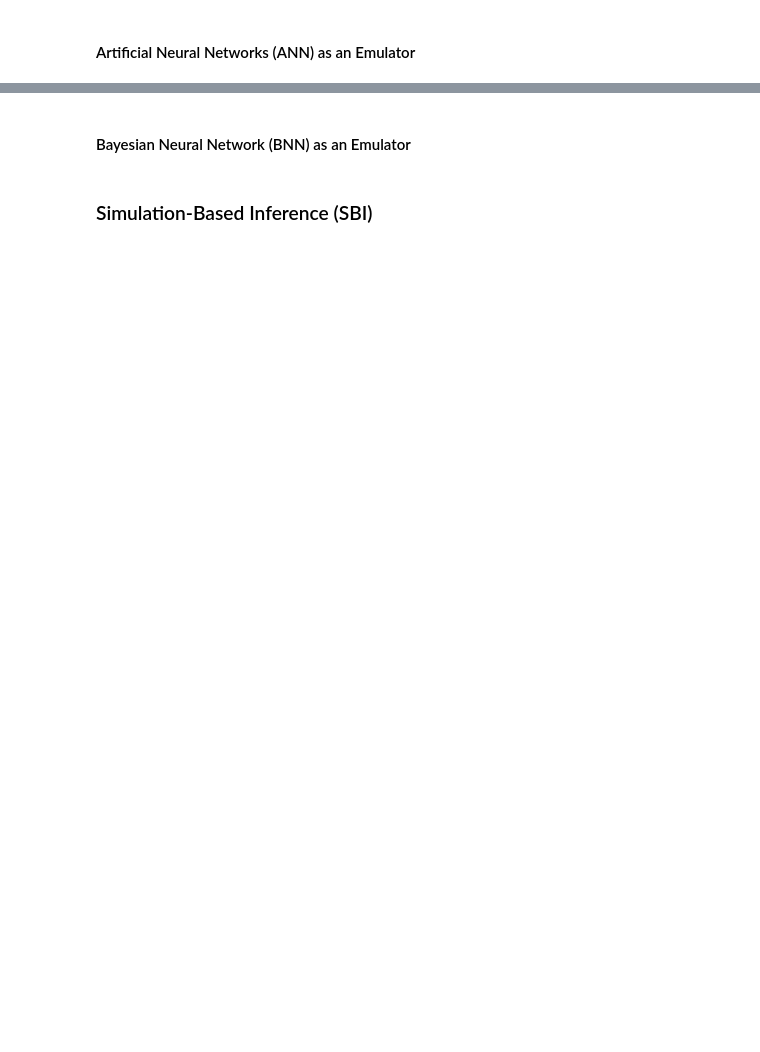
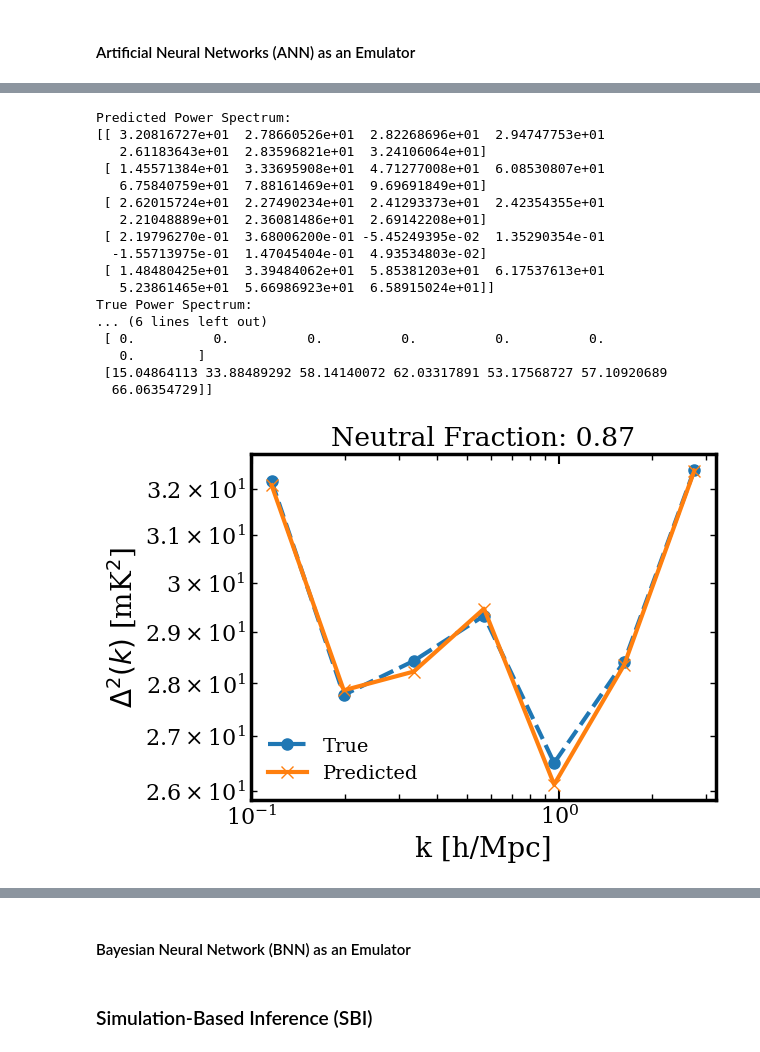
Before and after one commit to Yashraj-010/AI-ML_in_Inference, a Jupyter notebook: tutorial.ipynb, the cells around one changed output, grey strips where cells are left out. Drawn from its saved outputs; the diff is of its cells as text; code cells hidden in the pictures; blank space fills up the shorter version.

```diff
--- a/tutorial.ipynb
+++ b/tutorial.ipynb
@@ -80,0 +122,4 @@ validation_data = torch.tensor(x_val, dtype=torch.float32), torch.tensor(y_val,
+# %%
+model = torch.load('./ANN_model/best_model.pth', weights_only=True)
+model["epoch"]
+model["loss"]
@@ -80,0 +130,4 @@ validation_data = torch.tensor(x_val, dtype=torch.float32), torch.tensor(y_val,
+# %%
+ann_model = ANN().to('cuda')
+ann_model.load_state_dict(model["model_state_dict"],)
+ann_model.eval()
@@ -80,0 +142,46 @@ validation_data = torch.tensor(x_val, dtype=torch.float32), torch.tensor(y_val,
+# %%
+x_test = x_val[:5]
+y_test = y_val[:5]
+
+x_test_tensor = torch.tensor(x_test, dtype=torch.float32).to('cuda')
+with torch.no_grad():
+    y_pred_tensor = ann_model(x_test_tensor)
+
+y_pred = y_pred_tensor.cpu().numpy()
+print("Predicted Power Spectrum:")
+print(y_pred)
+print("True Power Spectrum:")
+print(y_test)
+
+# Plotting the predicted vs true power spectrum for the test set
+
+for i in range(len(x_test)):
+    plt.figure(figsize=(6, 4.5))
+    plt.plot(k_values, y_test[i], label=f'True', linestyle='--', marker='o')
+    plt.plot(k_values, y_pred[i], label=f'Predicted', linestyle='-', marker='x')
+    plt.xscale('log')
+    plt.yscale('log')
+    plt.xlabel('k [h/Mpc]')
+    plt.ylabel(r'$\Delta^2(k)$ [mK$^2$]')
+    plt.legend()
+    plt.title("Neutral Fraction: {:.2f}".format(xHI[i]))
+    plt.show()
+# %% [output]
+Predicted Power Spectrum:
+[[ 3.20816727e+01  2.78660526e+01  2.82268696e+01  2.94747753e+01
+   2.61183643e+01  2.83596821e+01  3.24106064e+01]
+ [ 1.45571384e+01  3.33695908e+01  4.71277008e+01  6.08530807e+01
+   6.75840759e+01  7.88161469e+01  9.69691849e+01]
+ [ 2.62015724e+01  2.27490234e+01  2.41293373e+01  2.42354355e+01
+   2.21048889e+01  2.36081486e+01  2.69142208e+01]
+ [ 2.19796270e-01  3.68006200e-01 -5.45249395e-02  1.35290354e-01
+  -1.55713975e-01  1.47045404e-01  4.93534803e-02]
+ [ 1.48480425e+01  3.39484062e+01  5.85381203e+01  6.17537613e+01
+   5.23861465e+01  5.66986923e+01  6.58915024e+01]]
+True Power Spectrum:
+... (6 lines left out)
+ [ 0.          0.          0.          0.          0.          0.
+   0.        ]
+ [15.04864113 33.88489292 58.14140072 62.03317891 53.17568727 57.10920689
+  66.06354729]]
+[figure, added]
```
Also changed, not shown: parts of 13 cells of this notebook, 3 other files.
